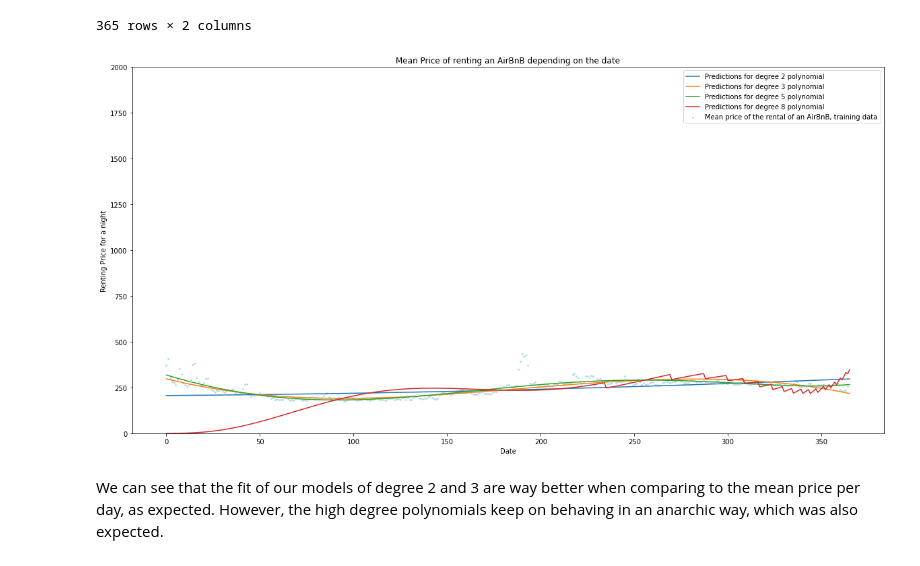
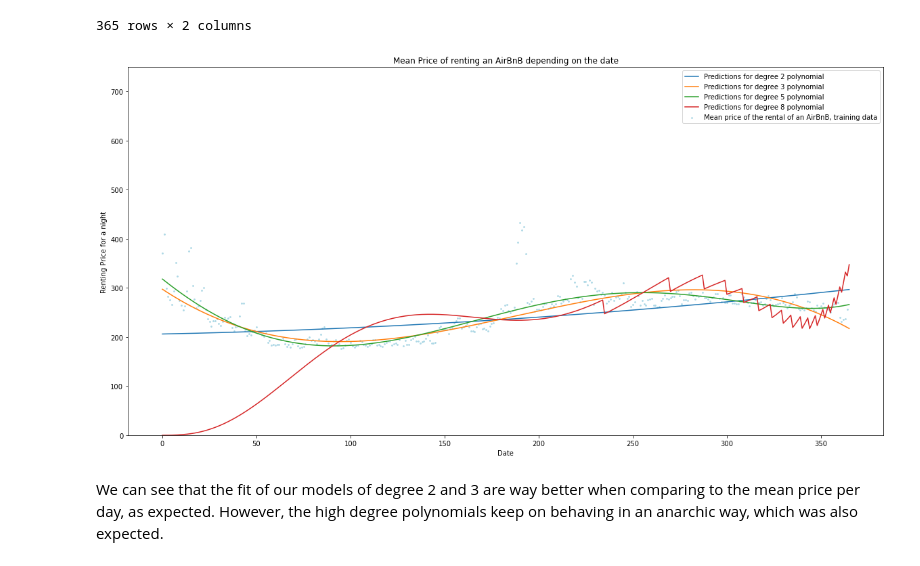
Before and after one commit to DavidAssaraf106/2021-CS109B, a Jupyter notebook: content/HW/HW1/CS109b_HW1.ipynb, the cells around one changed output. Cells and saved outputs as stored; diff of their text form; code cells hidden in the pictures.

```diff
--- a/content/HW/HW1/CS109b_HW1.ipynb
+++ b/content/HW/HW1/CS109b_HW1.ipynb
@@ -344,25 +293,25 @@ training_data_complete.groupby('predictor_date').mean()
 # %%
 days = np.arange(0, 366)
 predict_df = pd.DataFrame({'predictor_date': days})
 artificial_pred2 = fit2_lm.get_prediction(predict_df).summary_frame()['mean']
 artificial_pred3 = fit3_lm.get_prediction(predict_df).summary_frame()['mean']
 artificial_pred5 = fit5_lm.get_prediction(predict_df).summary_frame()['mean']
 artificial_pred8 = fit8_lm.get_prediction(predict_df).summary_frame()['mean']
 aggregated_data = training_data_complete.groupby('predictor_date').mean()
 fig, ax = plt.subplots(1, figsize = (20, 10))
 ax.scatter(aggregated_data.index.values, aggregated_data['price'].values, label='Mean price of the rental of an AirBnB, training data', s=3, color='lightblue')
 ax.plot(days, artificial_pred2, label='Predictions for degree 2 polynomial')
 ax.plot(days, artificial_pred3, label='Predictions for degree 3 polynomial')
 ax.plot(days, artificial_pred5, label='Predictions for degree 5 polynomial')
 ax.plot(days, artificial_pred8, label='Predictions for degree 8 polynomial')
-ax.set_ylim(0, 2000)
+ax.set_ylim(0, 750)
 plt.title('Mean Price of renting an AirBnB depending on the date')
 ax.set_xlabel('Date')
 ax.set_ylabel('Renting Price for a night')
 ax.legend()
 plt.show(fig)
 # %% [output]
-[figure, old version]
+[figure, new version]
 # %% [markdown]
 We can see that the fit of our models of degree 2 and 3 are way better when comparing to the mean price per day, as expected. However, the high degree polynomials keep on behaving in an anarchic way, which was also expected.
 # %% [markdown]
```
Also changed, not shown: parts of 36 cells of this notebook.
